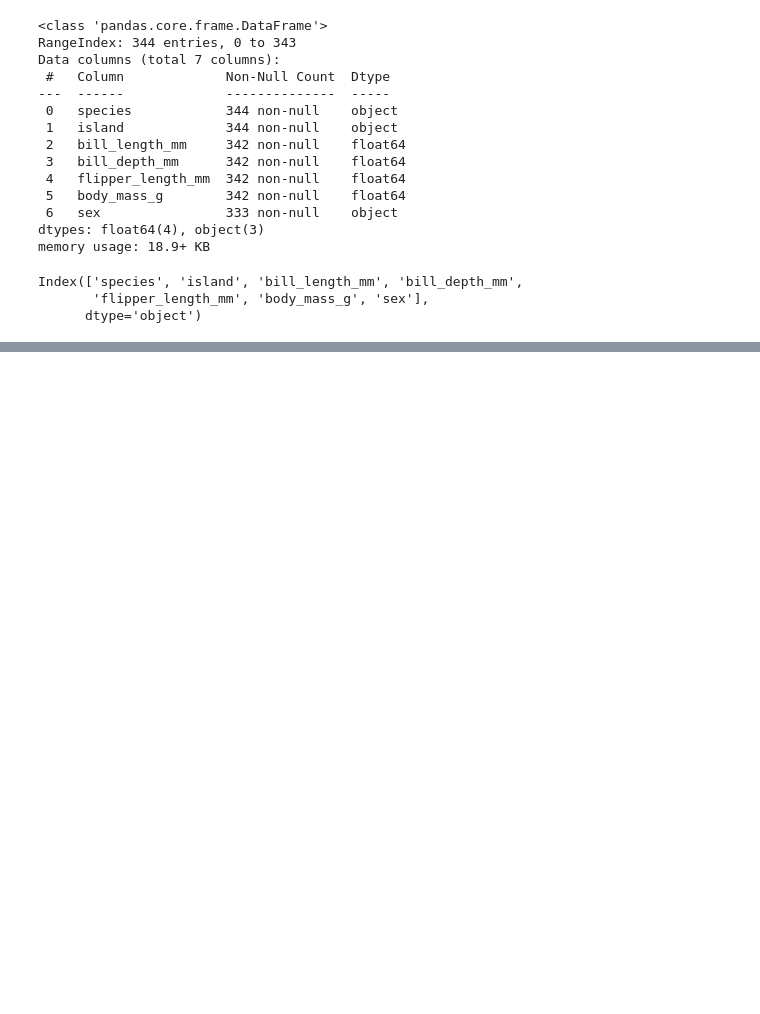
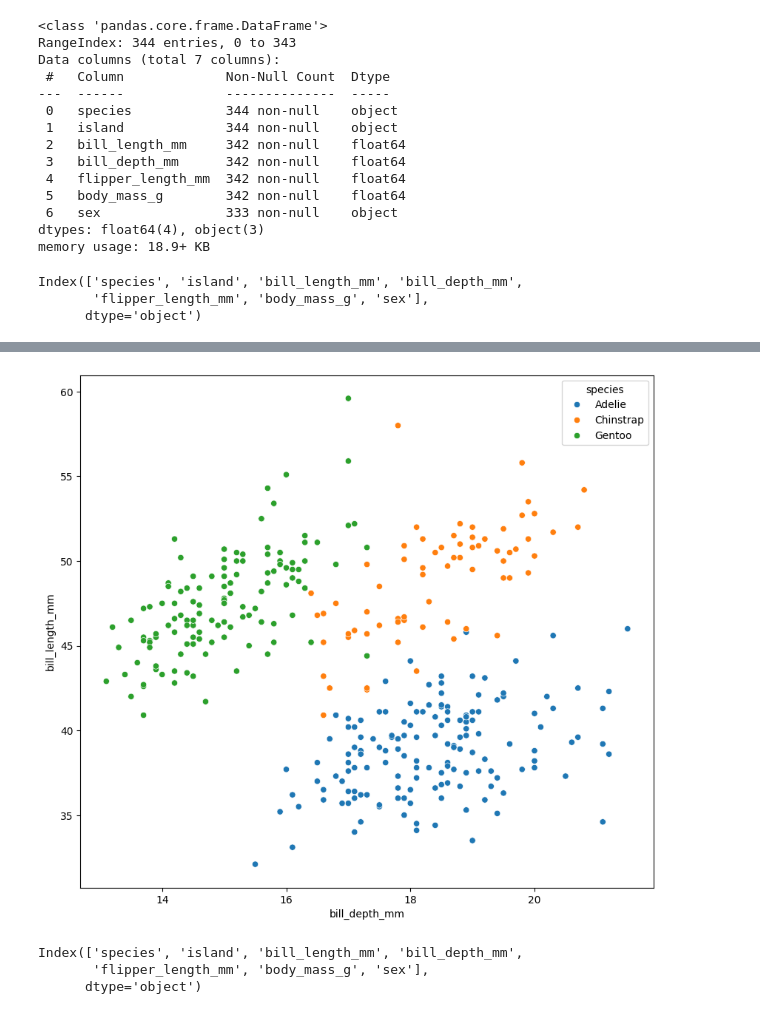
Before and after one commit to sudipto291088/Data110-Fall2025, a Jupyter notebook: Session_7_15thOct_2025.ipynb, the cells around one changed output, grey strips where cells are left out. Cells and saved outputs as stored; diff of their text form; code cells hidden in the pictures; blank space fills up the shorter version.

```diff
--- a/Session_7_15thOct_2025.ipynb
+++ b/Session_7_15thOct_2025.ipynb
@@ -43,0 +77,12 @@ Index(['species', 'island', 'bill_length_mm', 'bill_depth_mm',
+# %%
+plt.figure(figsize=(10,9))
+sns.scatterplot(x='bill_depth_mm',y='bill_length_mm',hue='species',data=pg)
+plt.show()
+# %% [output]
+[figure, added]
+# %%
+pg.columns
+# %% [output]
+Index(['species', 'island', 'bill_length_mm', 'bill_depth_mm',
+       'flipper_length_mm', 'body_mass_g', 'sex'],
+      dtype='object')
```
Also changed, not shown: parts of 36 cells of this notebook.
